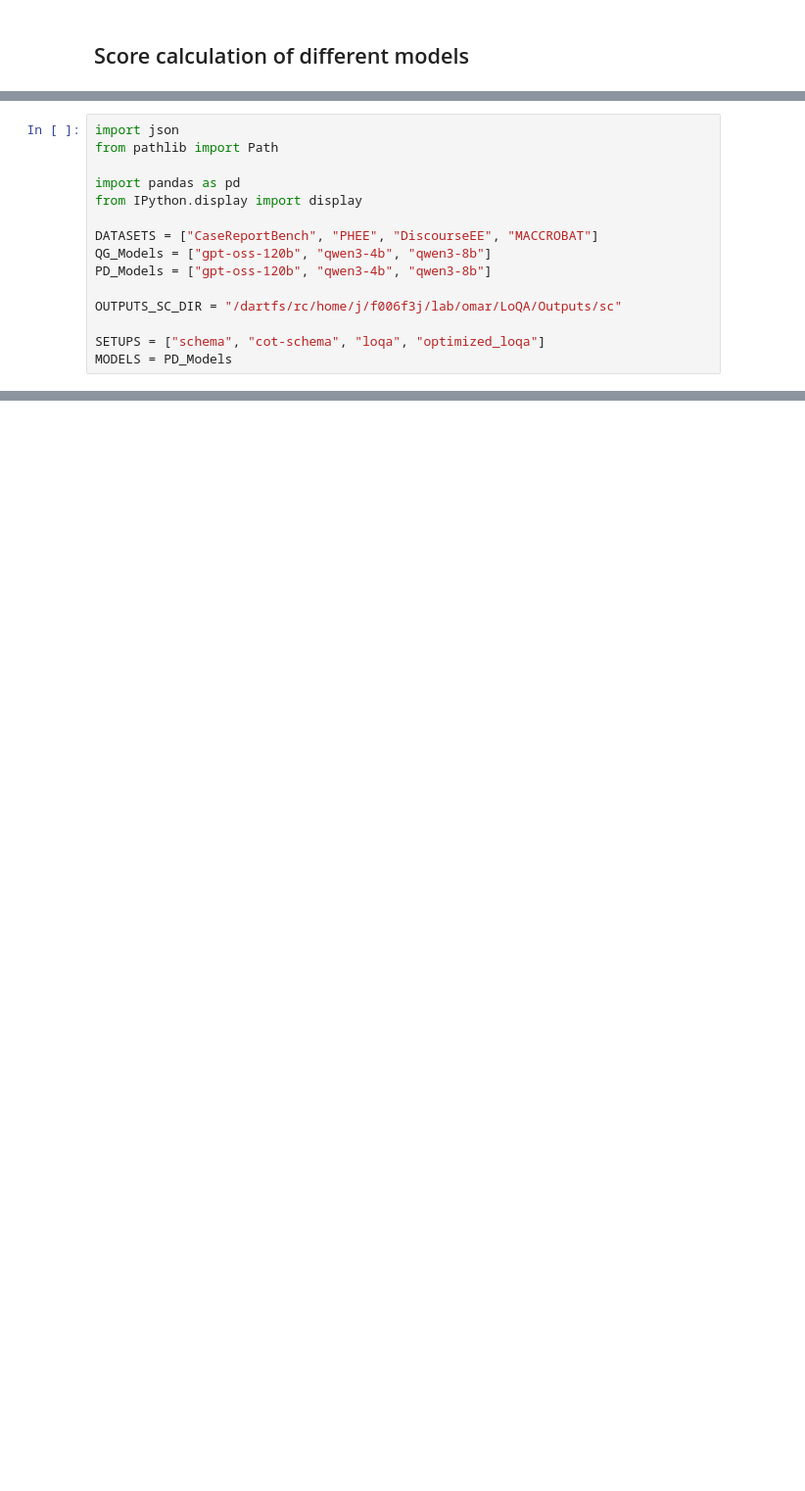
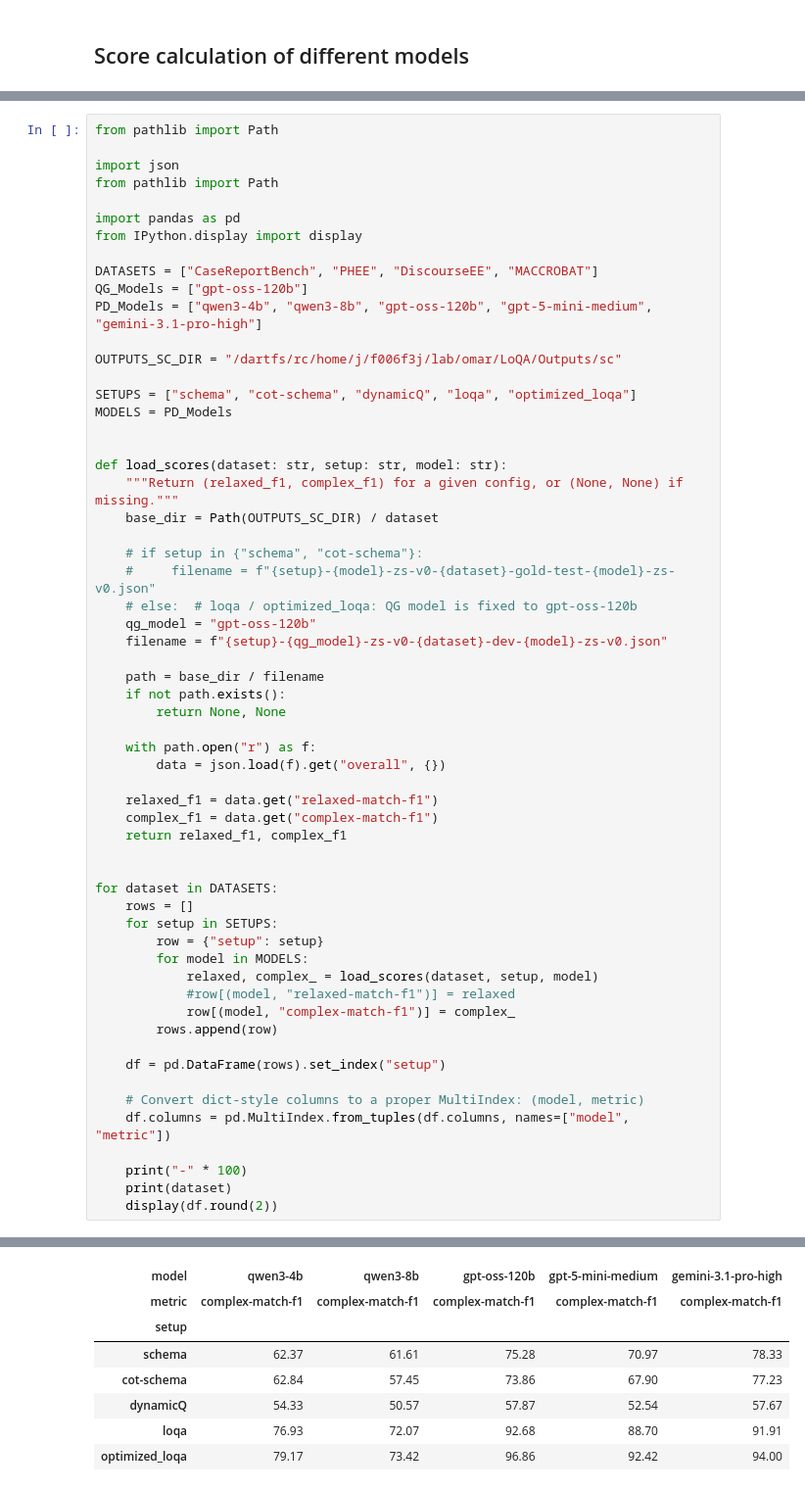
Before and after one commit to sahaslab/LoQA, a Jupyter notebook: Code/xDev/check-scores-1.ipynb, the cells around one changed output, grey strips where cells are left out. Shown at 98% size. Saved outputs shown, nothing was run; the diff lists cells and outputs as text; blank space fills up the shorter version.

```diff
--- a/Code/xDev/check-scores-1.ipynb
+++ b/Code/xDev/check-scores-1.ipynb
@@ -3,4 +5,6 @@
 # %%
+from pathlib import Path
+
 import json
 from pathlib import Path
 
@@ -8,10 +12,53 @@ import pandas as pd
 from IPython.display import display
 
 DATASETS = ["CaseReportBench", "PHEE", "DiscourseEE", "MACCROBAT"]
-QG_Models = ["gpt-oss-120b", "qwen3-4b", "qwen3-8b"]
-PD_Models = ["gpt-oss-120b", "qwen3-4b", "qwen3-8b"]
+QG_Models = ["gpt-oss-120b"]
+PD_Models = ["qwen3-4b", "qwen3-8b", "gpt-oss-120b", "gpt-5-mini-medium", "gemini-3.1-pro-high"]
 
 OUTPUTS_SC_DIR = "/dartfs/rc/home/j/f006f3j/lab/omar/LoQA/Outputs/sc"
 
-SETUPS = ["schema", "cot-schema", "loqa", "optimized_loqa"]
+SETUPS = ["schema", "cot-schema", "dynamicQ", "loqa", "optimized_loqa"]
 MODELS = PD_Models
+
+
+def load_scores(dataset: str, setup: str, model: str):
+    """Return (relaxed_f1, complex_f1) for a given config, or (None, None) if missing."""
+    base_dir = Path(OUTPUTS_SC_DIR) / dataset
+
+    # if setup in {"schema", "cot-schema"}:
+    #     filename = f"{setup}-{model}-zs-v0-{dataset}-gold-test-{model}-zs-v0.json"
+    # else:  # loqa / optimized_loqa: QG model is fixed to gpt-oss-120b
+    qg_model = "gpt-oss-120b"
+    filename = f"{setup}-{qg_model}-zs-v0-{dataset}-dev-{model}-zs-v0.json"
+
+    path = base_dir / filename
+    if not path.exists():
+        return None, None
+
+    with path.open("r") as f:
+        data = json.load(f).get("overall", {})
+
+    relaxed_f1 = data.get("relaxed-match-f1")
+    complex_f1 = data.get("complex-match-f1")
+    return relaxed_f1, complex_f1
+
+
+for dataset in DATASETS:
+    rows = []
+    for setup in SETUPS:
+        row = {"setup": setup}
+        for model in MODELS:
+            relaxed, complex_ = load_scores(dataset, setup, model)
+            #row[(model, "relaxed-match-f1")] = relaxed
+            row[(model, "complex-match-f1")] = complex_
+        rows.append(row)
+
+    df = pd.DataFrame(rows).set_index("setup")
+
+    # Convert dict-style columns to a proper MultiIndex: (model, metric)
+    df.columns = pd.MultiIndex.from_tuples(df.columns, names=["model", "metric"])
+
+    print("-" * 100)
+    print(dataset)
+    display(df.round(2))
+# %% [output]
@@ -17,0 +67,8 @@ MODELS = PD_Models
+| model | qwen3-4b | qwen3-8b | gpt-oss-120b | gpt-5-mini-medium | gemini-3.1-pro-high |
+| metric | complex-match-f1 | complex-match-f1 | complex-match-f1 | complex-match-f1 | complex-match-f1 |
+| setup |  |  |  |  |  |
+| schema | 62.37 | 61.61 | 75.28 | 70.97 | 78.33 |
+| cot-schema | 62.84 | 57.45 | 73.86 | 67.90 | 77.23 |
+| dynamicQ | 54.33 | 50.57 | 57.87 | 52.54 | 57.67 |
+| loqa | 76.93 | 72.07 | 92.68 | 88.70 | 91.91 |
+| optimized_loqa | 79.17 | 73.42 | 96.86 | 92.42 | 94.00 |
```
Also changed, not shown: parts of 22 cells of this notebook, 43 other files.
